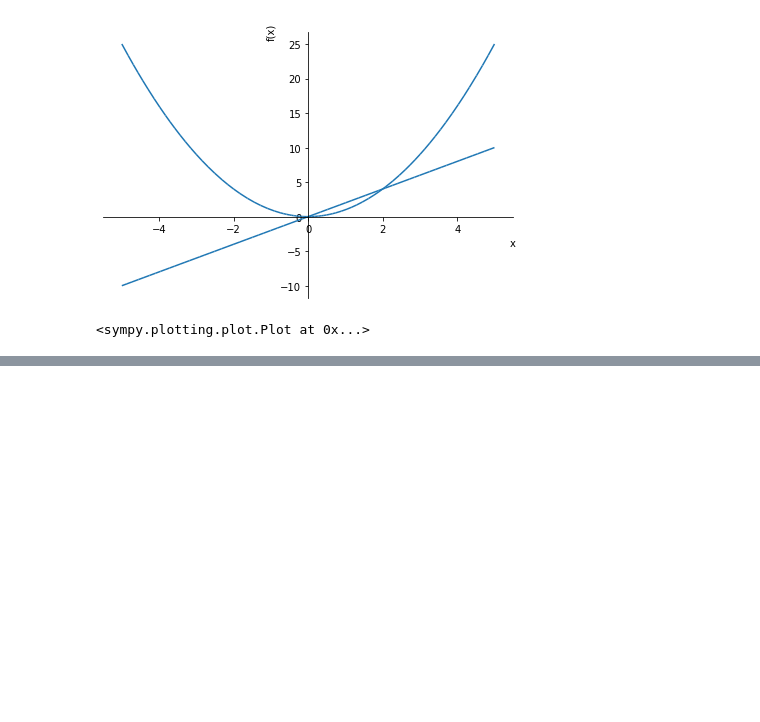
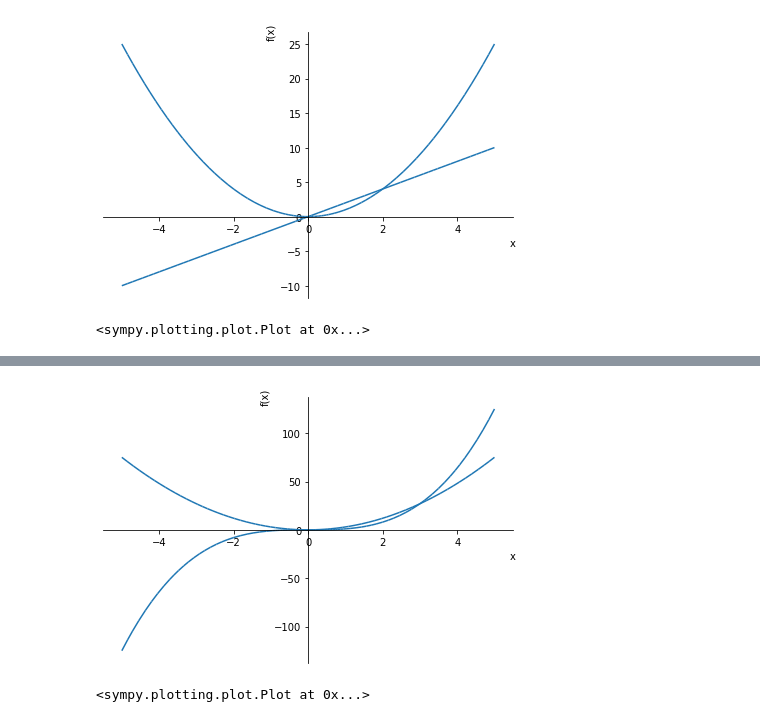
Before and after one commit to mateuszkojro/calculus, a Jupyter notebook: Derivatives.ipynb, the cells around one changed output, grey strips where cells are left out. Saved outputs shown, nothing was run; the diff lists cells and outputs as text; code cells hidden in the pictures; blank space fills up the shorter version.

Commit message:
List a few usefull derivatives

```diff
--- a/Derivatives.ipynb
+++ b/Derivatives.ipynb
@@ -90,0 +103,7 @@ The sign of the derivative depends on the slope of the function (as in the table
+# %%
+function = x**3
+derivative = sp.diff(function)
+sp.plot((function, plot_range), (derivative, plot_range))
+# %% [output]
+[figure, added]
+<sympy.plotting.plot.Plot at 0x...>
```
Also changed, not shown: parts of 4 cells of this notebook.
